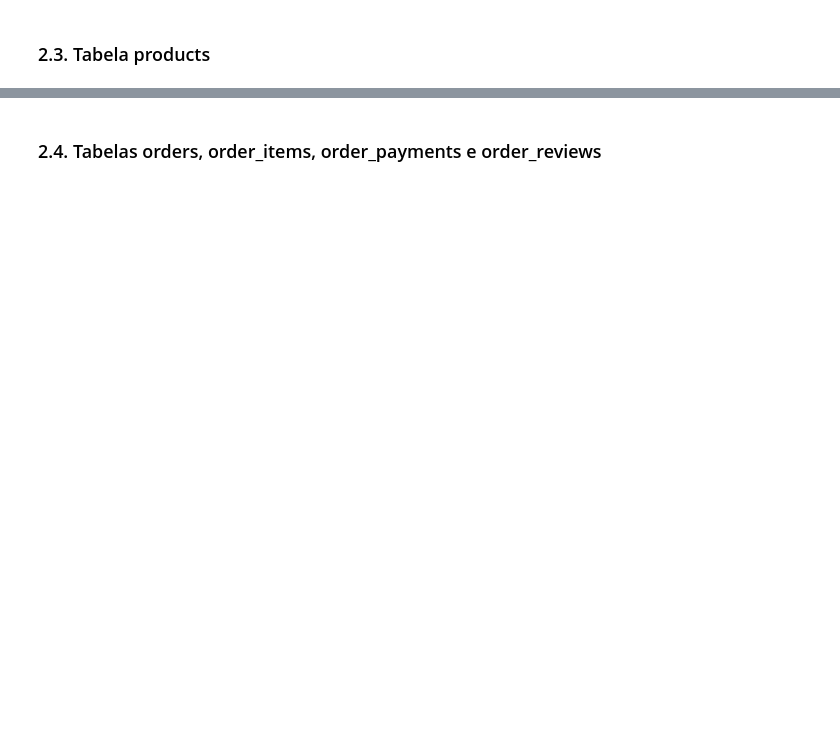
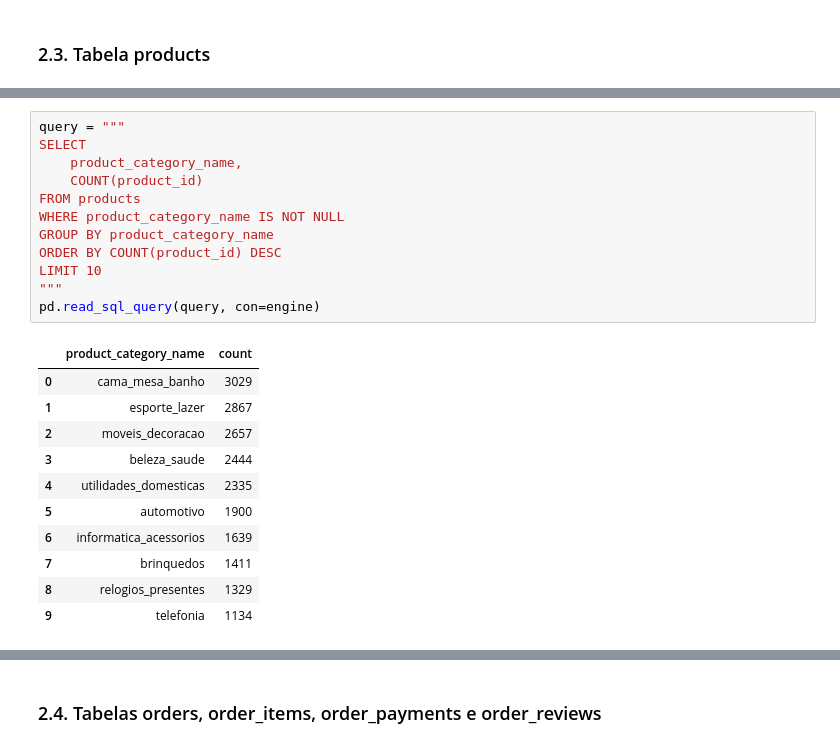
Before and after one commit to dcladeira/ADA-Santander-SQL, a Jupyter notebook: Análise Exploratória de Dados.ipynb, the cells around one changed output, grey strips where cells are left out. Saved outputs shown, nothing was run; the diff lists cells and outputs as text; blank space fills up the shorter version.

```diff
--- a/Análise Exploratória de Dados.ipynb
+++ b/Análise Exploratória de Dados.ipynb
@@ -254,0 +292,24 @@ dtype: int64
+# %%
+query = """
+SELECT
+    product_category_name,
+    COUNT(product_id)
+FROM products
+WHERE product_category_name IS NOT NULL
+GROUP BY product_category_name
+ORDER BY COUNT(product_id) DESC
+LIMIT 10
+"""
+pd.read_sql_query(query, con=engine)
+# %% [output]
+|  | product_category_name | count |
+| 0 | cama_mesa_banho | 3029 |
+| 1 | esporte_lazer | 2867 |
+| 2 | moveis_decoracao | 2657 |
+| 3 | beleza_saude | 2444 |
+| 4 | utilidades_domesticas | 2335 |
+| 5 | automotivo | 1900 |
+| 6 | informatica_acessorios | 1639 |
+| 7 | brinquedos | 1411 |
+| 8 | relogios_presentes | 1329 |
+| 9 | telefonia | 1134 |
```
Also changed, not shown: parts of 21 cells of this notebook.
